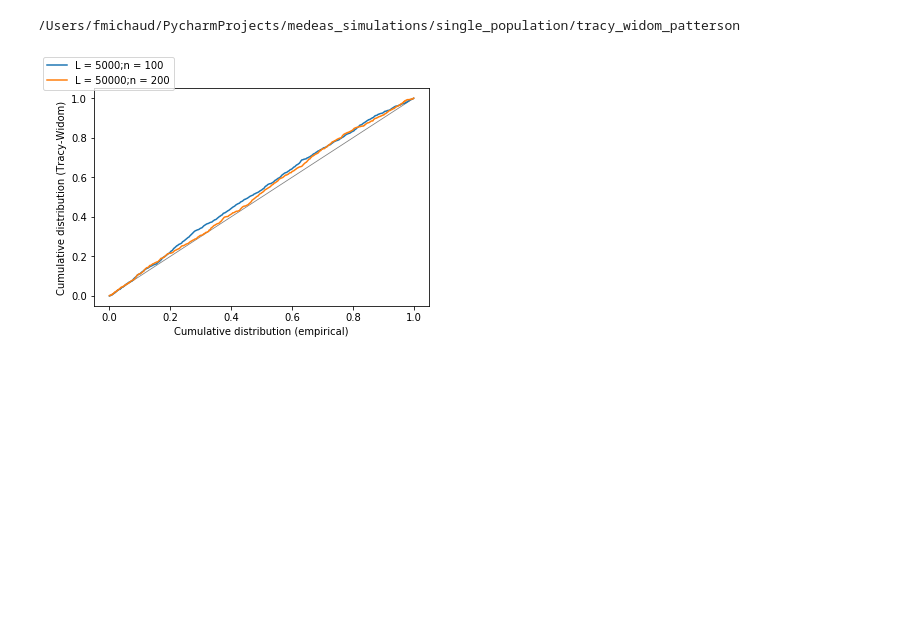
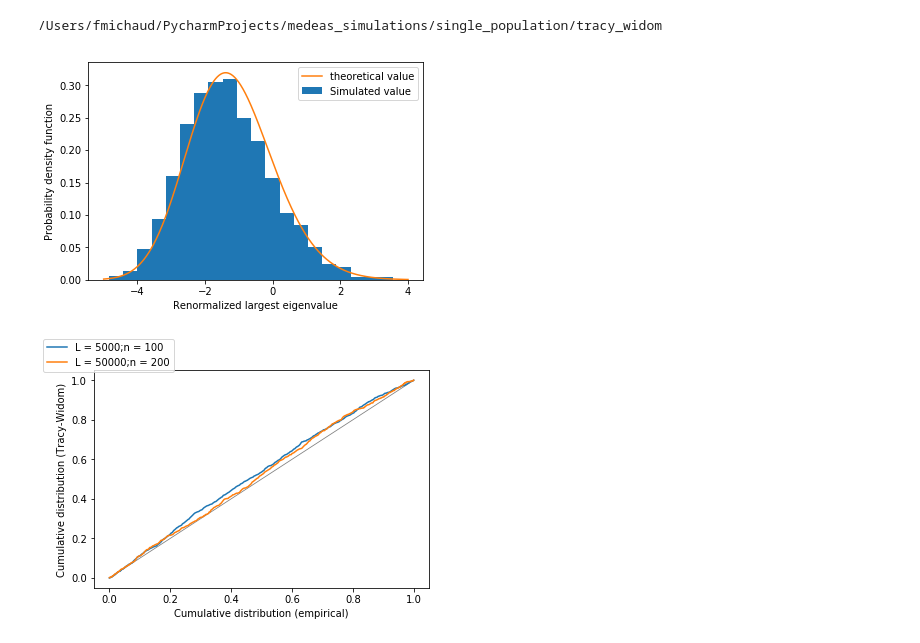
Before and after one commit to frederic-michaud/medeas_simulation, a Jupyter notebook: single_population/plot_tracy_widom.ipynb, the cells around one changed output. Drawn from its saved outputs; the diff is of its cells as text; code cells hidden in the pictures; blank space fills up the shorter version.

Commit message:
To plot tracy widom, adding script to launch simulation, and script to plot it, toghether with the file containing the values

```diff
--- a/single_population/plot_tracy_widom.ipynb
+++ b/single_population/plot_tracy_widom.ipynb
@@ -8,13 +8,37 @@ import scipy.stats
 import scipy.special
 # %%
 simulation_subfolder1 = "single_population"
-simulation_subfolder2 = "tracy_widom_patterson"
+simulation_subfolder2 = "tracy_widom"
 current_folder = os.getcwd()
 home_folder = os.path.split(current_folder)[0]
 simulation_subfolder = os.path.join(home_folder,simulation_subfolder1,simulation_subfolder2)
 print(simulation_subfolder)
 # %% [output]
-/Users/fmichaud/PycharmProjects/medeas_simulations/single_population/tracy_widom_patterson
+/Users/fmichaud/PycharmProjects/medeas_simulations/single_population/tracy_widom
+# %%
+L = 5000
+n = 100
+
+fig = plt.figure()
+ax = fig.add_subplot(111)
+ax.set_xlabel("Renormalized largest eigenvalue")
+ax.set_ylabel(r"Probability density function")
+
+ax = fig.add_subplot(111)
+
+input_files = open(os.path.join(simulation_subfolder,f'L_{L}n_{n}/tracy_widom.dat'),"r")
+tws = []
+for line in input_files:
+    tw = line.split(" ")[4]
+    tws.append(float(tw))
+tws = np.array(tws)
+ax.hist(tws,20,normed=1,label = "Simulated value")
+tw_distrib = np.loadtxt(os.path.join(home_folder,simulation_subfolder1,"tracy_widom_pdf.dat"))
+ax.plot(tw_distrib[:,0],tw_distrib[:,1],label = "theoretical value")
+plt.legend()
+plt.savefig(os.path.join(simulation_subfolder,"tracy_widom_example_cumulative.pdf"))
+# %% [output]
+[figure, added]
 # %%
 plt.plot([0,1],[0,1],c = "grey",lw = 0.8)
 tw_distrib = np.loadtxt(os.path.join(home_folder,simulation_subfolder1,"tracy_widom_pdf.dat"))
```
Also changed, not shown: 4 other files.
